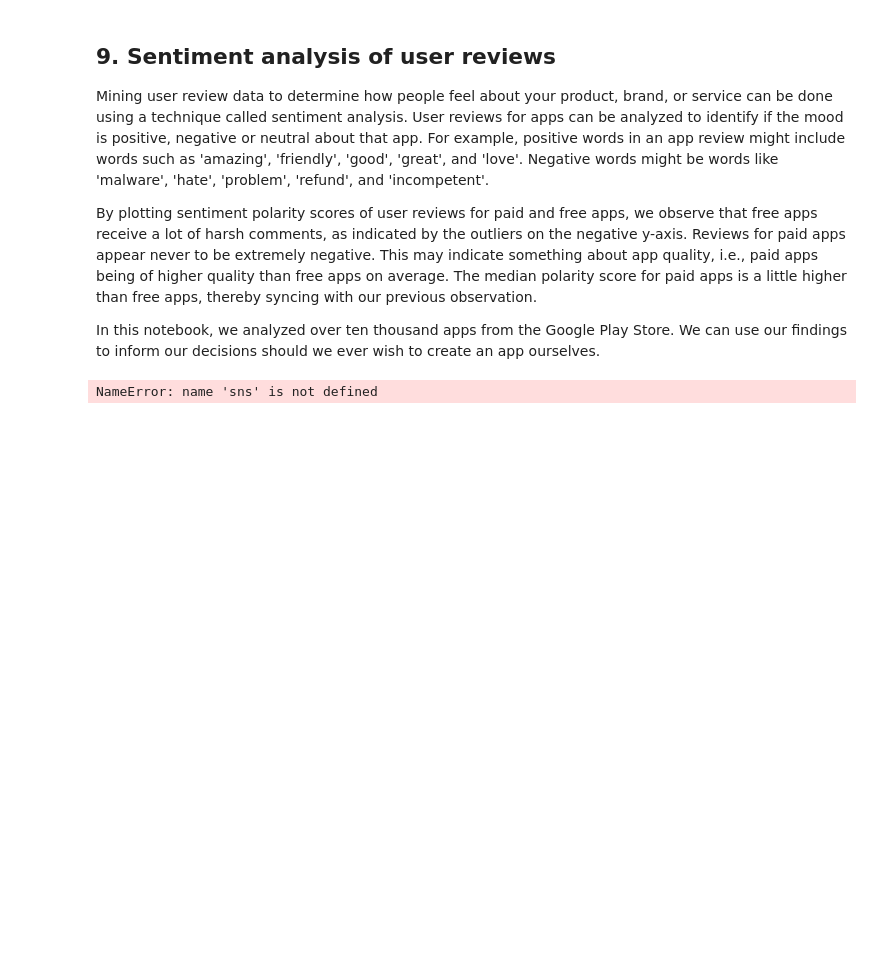
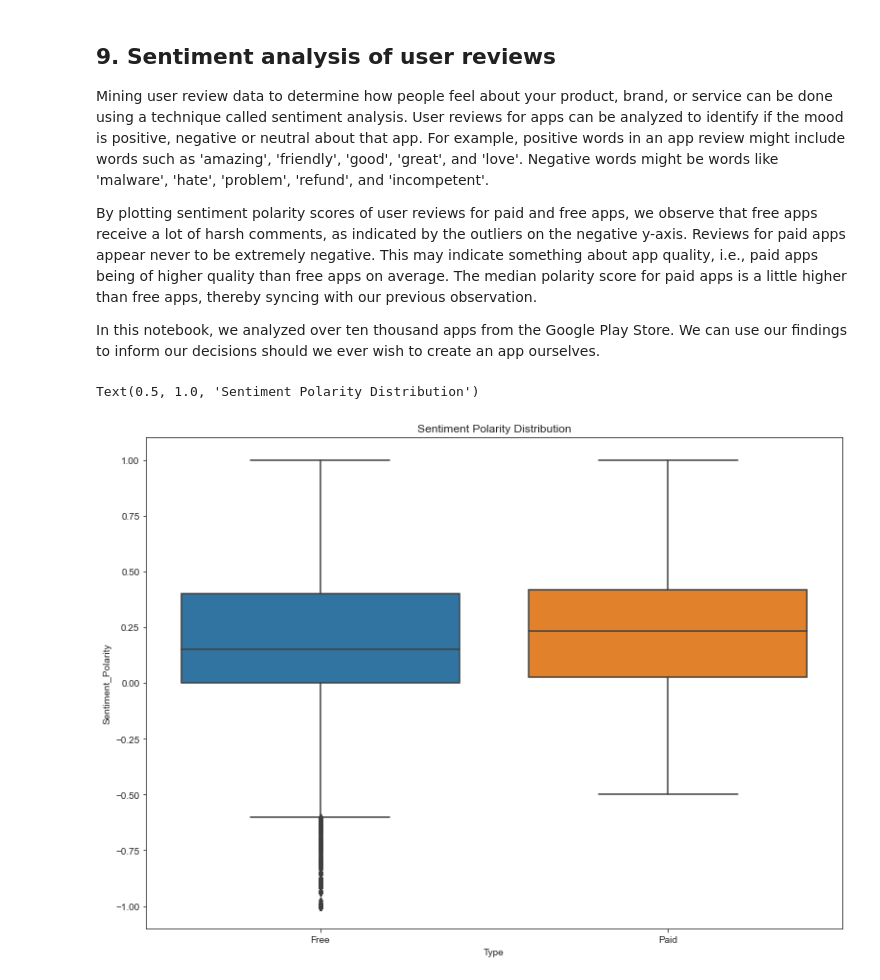
Before and after one commit to AhsanHussain8/datacamp-projects, a Jupyter notebook: The Android App Market on Google Play/notebook.ipynb, the cells around one changed output. Cells and saved outputs as stored; diff of their text form; code cells hidden in the pictures; blank space fills up the shorter version.

```diff
--- a/The Android App Market on Google Play/notebook.ipynb
+++ b/The Android App Market on Google Play/notebook.ipynb
@@ -216,19 +242,20 @@ plotly.offline.iplot({'data': data, 'layout': layout})
 # %%
 # Load user_reviews.csv
 reviews_df = pd.read_csv('datasets/user_reviews.csv')
 
 # Join and merge the two dataframe
 merged_df = pd.merge(apps, reviews_df, on = 'App', how = "inner")
 
 # Drop NA values from Sentiment and Translated_Review columns
 merged_df = merged_df.dropna(subset=['Sentiment', 'Translated_Review'])
 
 sns.set_style('ticks')
 fig, ax = plt.subplots()
 fig.set_size_inches(11, 8)
 
 # User review sentiment polarity for paid vs. free apps
-ax = sns.boxplot(x = 'Type', y = 'sentiment_polarity', data = merged_df)
+ax = sns.boxplot(x = 'Type', y = 'Sentiment_Polarity', data = merged_df)
 ax.set_title('Sentiment Polarity Distribution')
 # %% [output]
-NameError: name 'sns' is not defined
+Text(0.5, 1.0, 'Sentiment Polarity Distribution')
+[figure, added]
```
Also changed, not shown: parts of 5 cells of this notebook, 1 other file.
